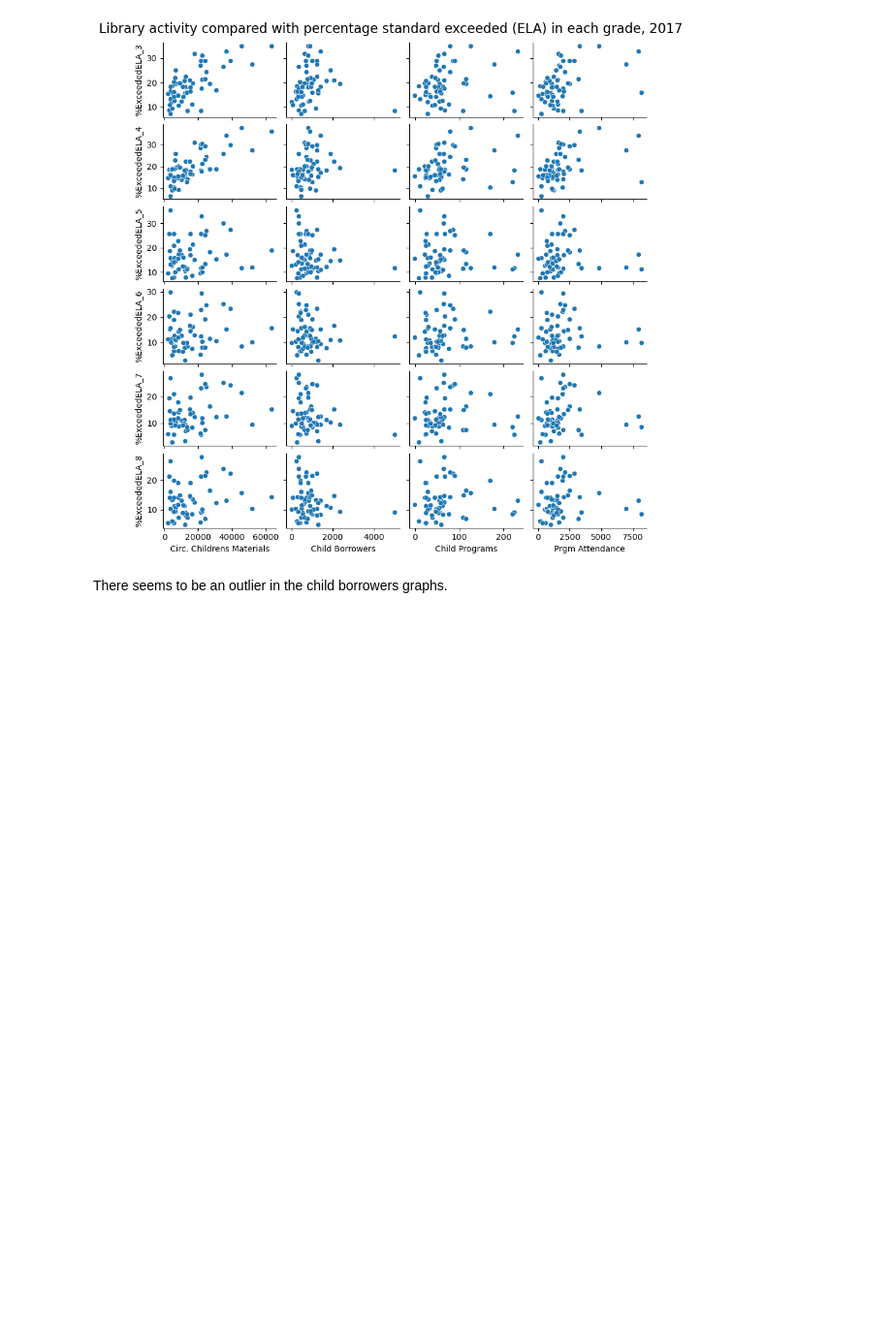
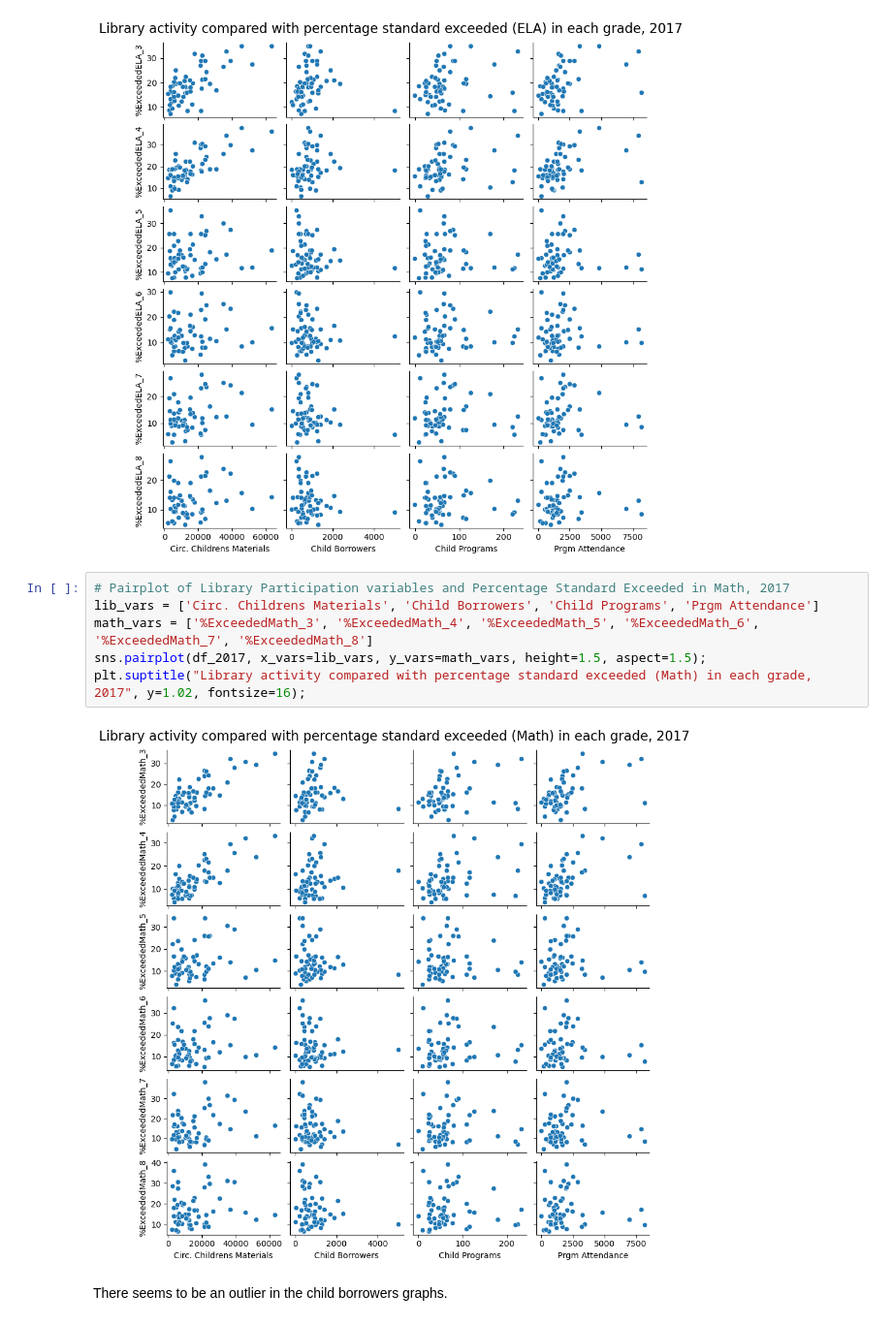
Before and after one commit to KaitlynChou/COGS-108-Project, a Jupyter notebook: FinalProject_Group057_WI24.ipynb, the cells around one changed output. Shown at 97% size. Saved outputs shown, nothing was run; the diff lists cells and outputs as text; blank space fills up the shorter version.

Commit message:
add one pairplot 2017  math

```diff
--- a/FinalProject_Group057_WI24.ipynb
+++ b/FinalProject_Group057_WI24.ipynb
@@ -731,6 +733,14 @@ sns.pairplot(df_2017, x_vars=lib_vars, y_vars=ela_vars, height=1.5, aspect=1.5);
 plt.suptitle("Library activity compared with percentage standard exceeded (ELA) in each grade, 2017", y=1.02, fontsize=16);
 # %% [output]
 [figure]
+# %%
+# Pairplot of Library Participation variables and Percentage Standard Exceeded in Math, 2017
+lib_vars = ['Circ. Childrens Materials', 'Child Borrowers', 'Child Programs', 'Prgm Attendance']
+math_vars = ['%ExceededMath_3', '%ExceededMath_4', '%ExceededMath_5', '%ExceededMath_6', '%ExceededMath_7', '%ExceededMath_8']
+sns.pairplot(df_2017, x_vars=lib_vars, y_vars=math_vars, height=1.5, aspect=1.5);
+plt.suptitle("Library activity compared with percentage standard exceeded (Math) in each grade, 2017", y=1.02, fontsize=16);
+# %% [output]
+[figure, added]
 # %% [markdown]
 There seems to be an outlier in the child borrowers graphs.
 # %%
```
Also changed, not shown: parts of 3 cells of this notebook, 1 other file.
